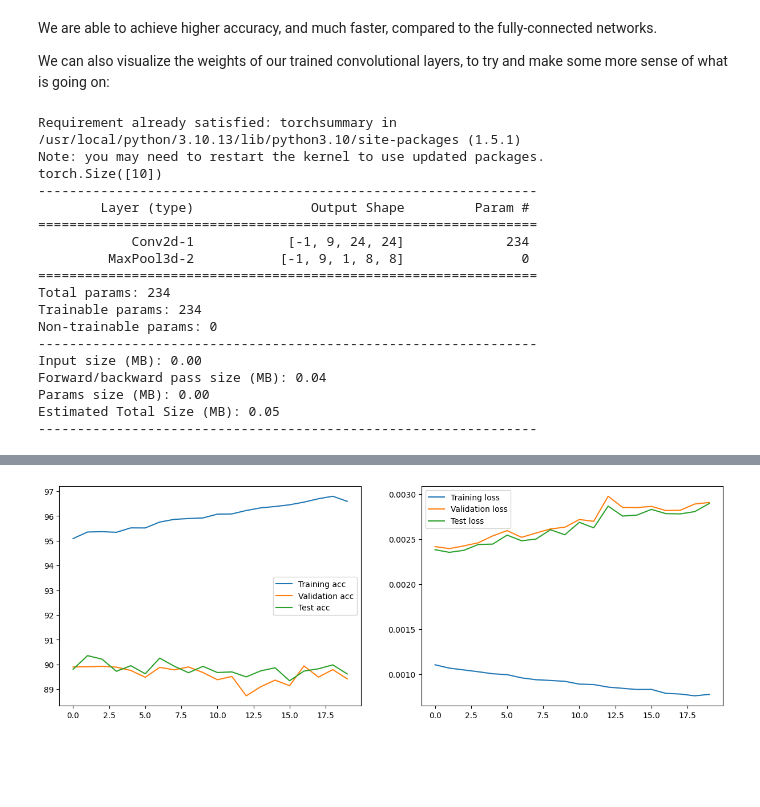
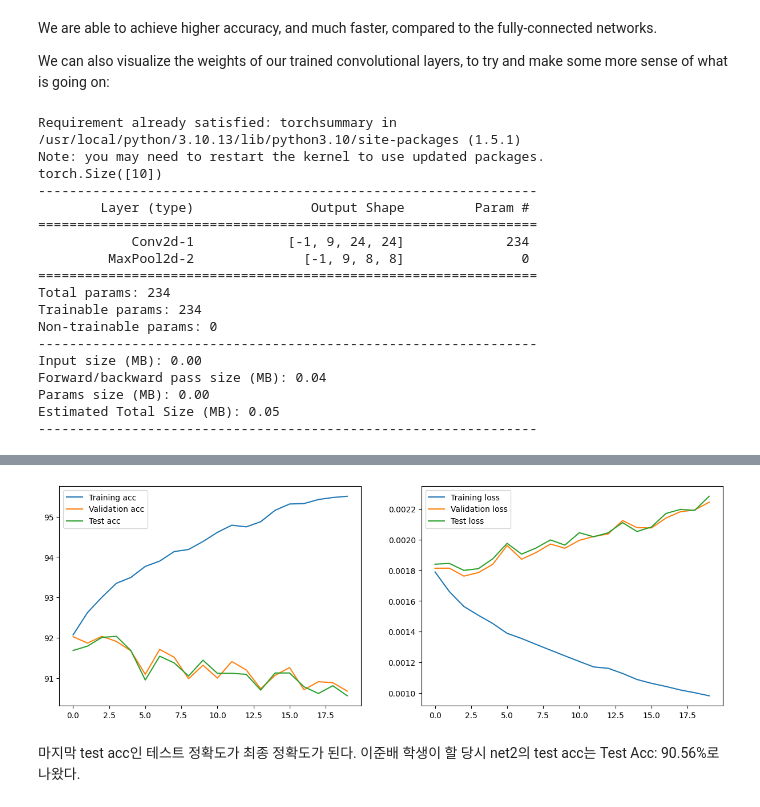
Before and after one commit to Konkuk-Univ-Glocal-Campus/introai202401-midterm-2wnsqo, a Jupyter notebook: ConvNetsPyTorch.ipynb, the cells around one changed output, grey strips where cells are left out. Drawn from its saved outputs; the diff is of its cells as text; code cells hidden in the pictures; blank space fills up the shorter version.

```diff
--- a/ConvNetsPyTorch.ipynb
+++ b/ConvNetsPyTorch.ipynb
@@ -466,6 +466,9 @@ We can also visualize the weights of our trained convolutional layers, to try an
 # %%
 # 새로운 cnn만들기(net2)
 # 1개의 컨볼루션 레이어와 1개의 멕스 폴링 레이어를 갖는 cnn
+# 데이터 초기화
+from pytorchcv import load_fashion_mnist, train, plot_results, plot_convolution, display_dataset
+load_fashion_mnist(batch_size=128)
 import torch.nn as nn # 파이토치의 신경망 모듈(nn)을 임포트
 %pip install torchsummary # 신경망 모델의 요약 정보를 제공하는 torchsummary 라이브러리를 설치
 from torchsummary import summary # 설치된 torchsummary에서 summary 함수를 임포트
@@ -501,7 +504,7 @@ torch.Size([10])
         Layer (type)               Output Shape         Param #
 ================================================================
             Conv2d-1            [-1, 9, 24, 24]             234
-         MaxPool3d-2           [-1, 9, 1, 8, 8]               0
+         MaxPool2d-2              [-1, 9, 8, 8]               0
 ================================================================
 Total params: 234
 Trainable params: 234
@@ -624,11 +627,11 @@ def train2(model, train_loader, test_loader, val_loader, epochs=5): # 함수를
 # 신경망 모델 net2을 학습시키고 그 결과를 처리하는 과정을 보여줌
 
 # train2 함수를 호출하여 신경망 모델 net을 학습시키는데 학습 데이터 로더 train_loader, 검증 데이터 로더 val_loader, 테스트 데이터 로더 test_loader를 사용하고, 총 20 에폭(epoch) 동안 학습을 수행하고 학습 과정에서 계산된 손실과 정확도 같은 통계 정보를 hist 변수에 저장
-hist = train2(net,train_loader,test_loader,val_loader, epochs=20)
+hist2 = train2(net,train_loader,test_loader,val_loader, epochs=20)
 
-if hist is None: # train2 함수에서 반환된 hist가 None인지 확인하는데 None은 학습 과정에서 오류가 발생했거나 예외가 처리되었음을 의미할 수 있음
+if hist2 is None: # train2 함수에서 반환된 hist가 None인지 확인하는데 None은 학습 과정에서 오류가 발생했거나 예외가 처리되었음을 의미할 수 있음
     print("Training did not return any history.") # 만약 hist가 None이면, "학습이 어떠한 기록도 반환하지 않았습니다."라는 메시지를 출력하는데 이는 학습 과정에서 문제가 발생했음을 사용자에게 알리는 역할
 
 else: # 만약 hist가 None이 아니라 유효한 데이터가 있으면
-    plot_results(hist) # plot_results 함수를 호출하여 hist에 저장된 학습 결과(손실과 정확도 등)를 시각화하는데 이 함수는 일반적으로 matplotlib 같은 라이브러리를 사용하여 그래프를 그리고, 모델의 학습 진행 상황을 보여줌
+    plot_results(hist2) # plot_results 함수를 호출하여 hist에 저장된 학습 결과(손실과 정확도 등)를 시각화하는데 이 함수는 일반적으로 matplotlib 같은 라이브러리를 사용하여 그래프를 그리고, 모델의 학습 진행 상황을 보여줌
 # %% [output]
@@ -655 +658,4 @@ Epoch 20/20: Train Loss: 0.0008, Train Acc: 96.59%, Val Loss: 0.0029, Val Acc: 8
-[figure, old version]
+[figure, new version]
+# %% [markdown]
+마지막 test acc인 테스트 정확도가 최종 정확도가 된다.
+이준배 학생이 할 당시  net2의 test acc는 Test Acc: 90.56%로 나왔다.
```
Also changed, not shown: parts of 8 cells of this notebook.
